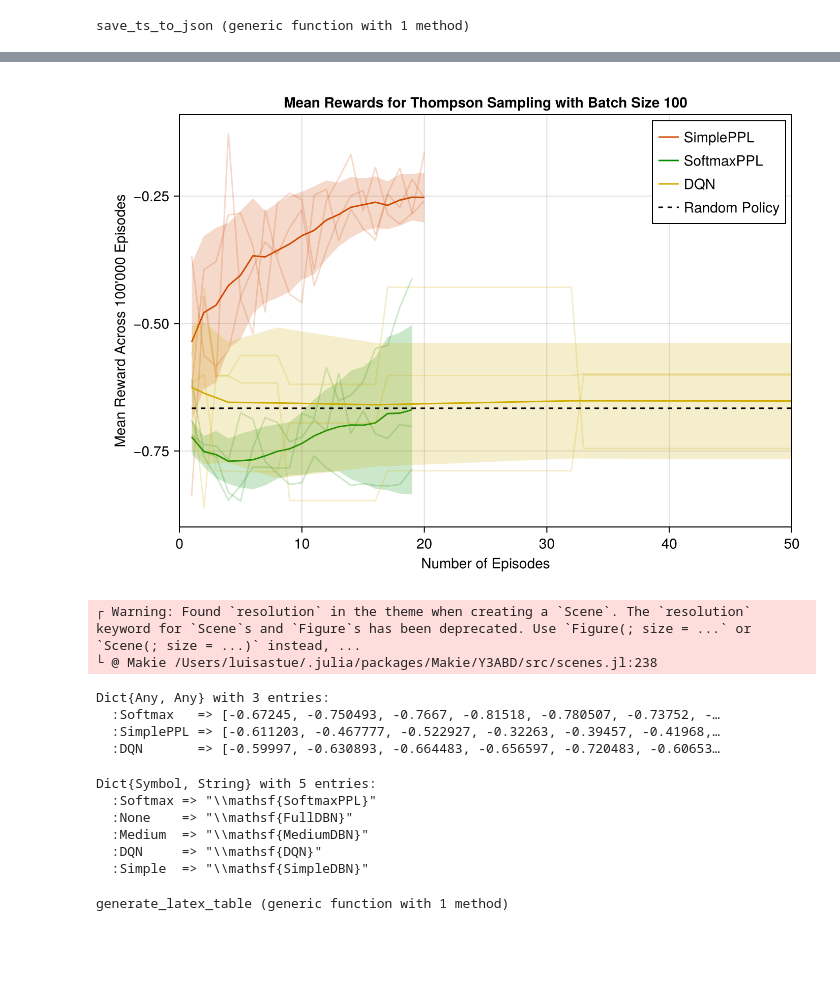
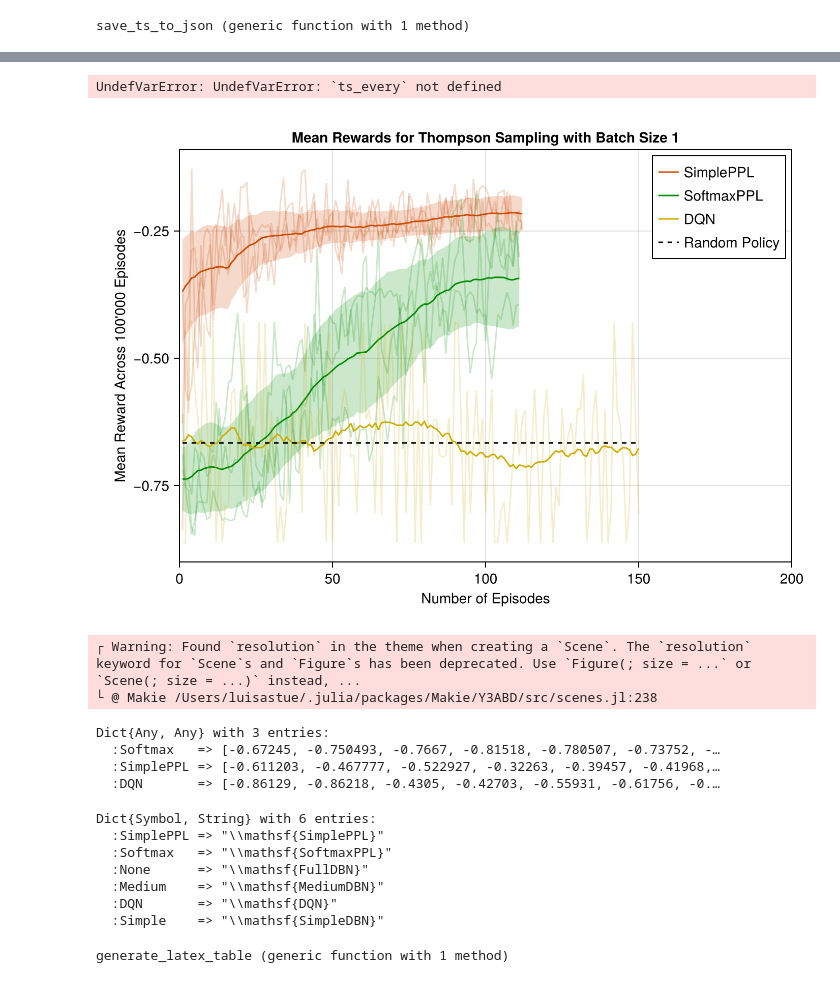
Before and after one commit to luisastue/hc-rl-thompson-sampling, a Jupyter notebook: sepsis/custom_sepsis/src/custom_sepsis/plot_ts.ipynb, the cells around one changed output, grey strips where cells are left out. Cells and saved outputs as stored; diff of their text form; code cells hidden in the pictures; blank space fills up the shorter version.

```diff
--- a/sepsis/custom_sepsis/src/custom_sepsis/plot_ts.ipynb
+++ b/sepsis/custom_sepsis/src/custom_sepsis/plot_ts.ipynb
@@ -85,15 +67,13 @@ Dict{Symbol, Tuple{FixedPointNumbers.N0f8, FixedPointNumbers.N0f8, FixedPointNum
 # %%
-function plot_mean_rewards(ts, window_size=5, x_lim=6000)
+function plot_mean_rewards(ts, batch_size, types=[:SimplePPL, :Softmax, :Simple, :Medium, :None, :DQN], window_size=5, x_lim=6000)
     fig = Figure(resolution=(700, 500))
-    ax = Axis(fig[1, 1], xlabel = "Number of Episodes", ylabel = "Mean Reward Across 100'000 Episodes", title = "Mean Rewards for Thompson Sampling with Batch Size 100")
-
-    window_size = 5 # Adjust the window size as needed
+    ax = Axis(fig[1, 1], xlabel = "Number of Episodes", ylabel = "Mean Reward Across 100'000 Episodes", title = "Mean Rewards for Thompson Sampling with Batch Size $batch_size")
 
     # Data storage for accessing smoothed values later
     data = Dict()
 
     ks = []
-    for (i, type) in enumerate([:SimplePPL, :Softmax, :Simple, :Medium, :None, :DQN])
+    for (i, type) in enumerate(types)
         if isempty(ts[type])
             continue
         end
@@ -129,11 +109,11 @@ function plot_mean_rewards(ts, window_size=5, x_lim=6000)
     end
 
     lines!(ax, ks, fill(random_mean, length(ks)), color=:black, linestyle=:dash, label="Random Policy")
-    axislegend(ax)
+    axislegend(ax, position=(:right, :top))
 
     xlims!(ax, 0, x_lim)
 
-    save("mean_rewards.png", fig)
+    save("ts.png", fig)
     display(fig)
 
     return data
@@ -155,0 +123,3 @@ Dict{Any, Any} with 6 entries:
+# %%
+# mean_rewards = plot_mean_rewards(ts, 100)
+mean_rewards = plot_mean_rewards(ts, 100, [:SimplePPL, :Softmax, :Simple, :Medium, :None, :DQN], 5, 3500)
@@ -168,9 +149,9 @@ end
 save_ts_to_json (generic function with 1 method)
 # %%
 DQNs = []
-for i in 1:3
+for i in 2:3
     mean_rewards = Dict()
-    for len in 1:500
+    for len in 1:150
         training = nothing
         try
             training = sepsis_gym.Training.load("data/trainings/DQN-$(len)_object.pkl")
@@ -194,0 +184,12 @@ ts_every = Dict(
+# %%
+ts_every[:Simple][1].mean_rewards = Dict(1 => -0.6662000000000002)
+# %%
+for model in ts_every[:Simple]
+    model.get_mean_rewards(100000)
+    model.mean_rewards = Dict(
+        k => model.mean_rewards[100000][i] for (i, k) in enumerate(keys(model.policies))
+    )
+    model.save_json()
+end
+# %% [output]
+UndefVarError: UndefVarError: `ts_every` not defined
@@ -195,13 +204,13 @@ ts_every = Dict(
 # %%
-mean_rewards = plot_mean_rewards(ts_every, 1, 50)
+mean_rewards = plot_mean_rewards(ts_every, 1, [:SimplePPL, :Softmax, :DQN], 30, 200)
 # %% [output]
-[figure, old version]
+[figure, new version]
 ┌ Warning: Found `resolution` in the theme when creating a `Scene`. The `resolution` keyword for `Scene`s and `Figure`s has been deprecated. Use `Figure(; size = ...` or `Scene(; size = ...)` instead, ...
 └ @ Makie /Users/luisastue/.julia/packages/Makie/Y3ABD/src/scenes.jl:238
 Dict{Any, Any} with 3 entries:
   :Softmax   => [-0.67245, -0.750493, -0.7667, -0.81518, -0.780507, -0.73752, -…
   :SimplePPL => [-0.611203, -0.467777, -0.522927, -0.32263, -0.39457, -0.41968,…
-  :DQN       => [-0.59997, -0.630893, -0.664483, -0.656597, -0.720483, -0.60653…
+  :DQN       => [-0.86129, -0.86218, -0.4305, -0.42703, -0.55931, -0.61756, -0.…
 # %%
 # colors = Makie.wong_colors()
 # %%
@@ -210,15 +219,17 @@ type_labels = Dict(
     :None => "\\mathsf{FullDBN}",
     :Medium => "\\mathsf{MediumDBN}",
     :DQN => "\\mathsf{DQN}",
-    :Simple => "\\mathsf{SimpleDBN}"
+    :Simple => "\\mathsf{SimpleDBN}",
+    :SimplePPL => "\\mathsf{SimplePPL}"
 )
 # %% [output]
-Dict{Symbol, String} with 5 entries:
-  :Softmax => "\\mathsf{SoftmaxPPL}"
-  :None    => "\\mathsf{FullDBN}"
-  :Medium  => "\\mathsf{MediumDBN}"
-  :DQN     => "\\mathsf{DQN}"
-  :Simple  => "\\mathsf{SimpleDBN}"
+Dict{Symbol, String} with 6 entries:
+  :SimplePPL => "\\mathsf{SimplePPL}"
+  :Softmax   => "\\mathsf{SoftmaxPPL}"
+  :None      => "\\mathsf{FullDBN}"
+  :Medium    => "\\mathsf{MediumDBN}"
+  :DQN       => "\\mathsf{DQN}"
+  :Simple    => "\\mathsf{SimpleDBN}"
 # %%
 
 # Generate LaTeX table
```
Also changed, not shown: parts of 10 cells of this notebook, 15 other files.
